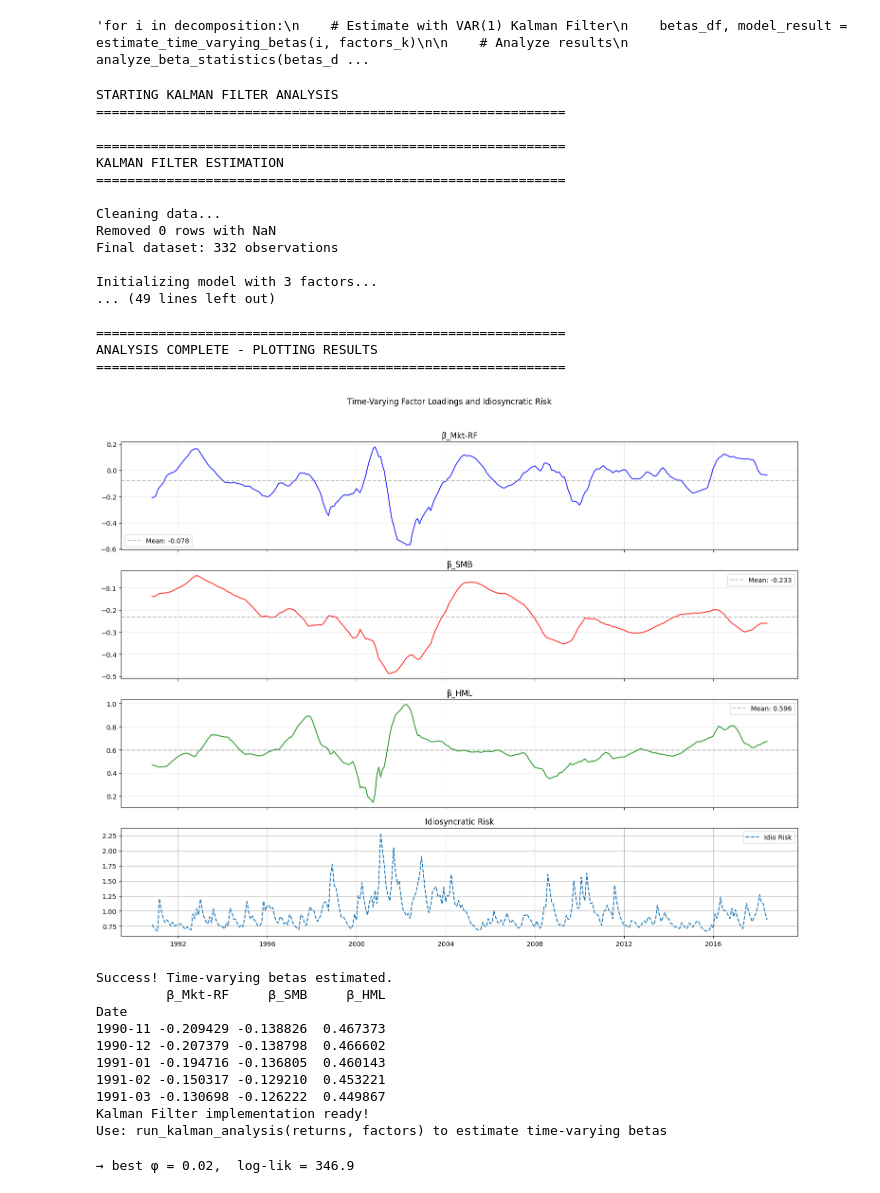
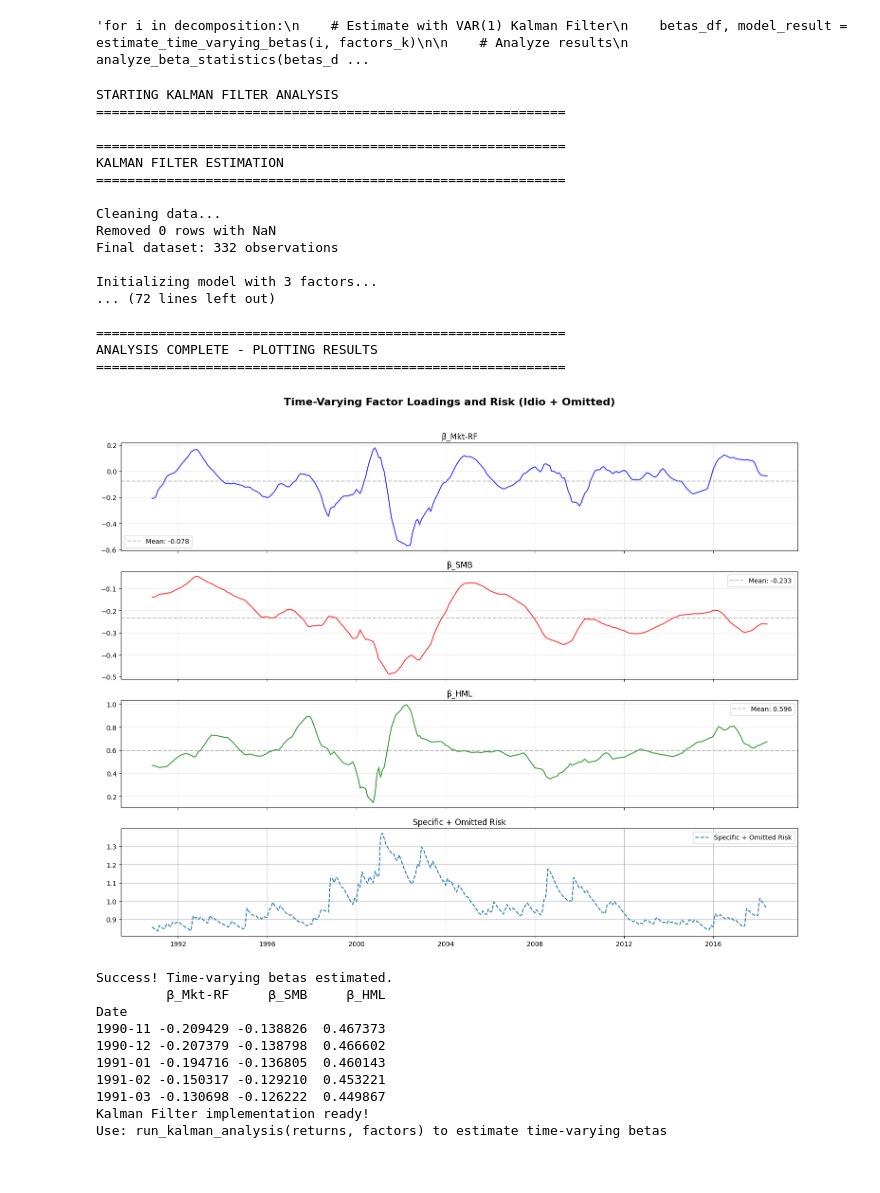
Before and after one commit to justusschenk/valueinvesting, a Jupyter notebook: Fama-French-Carhart.ipynb, the cells around one changed output. Saved outputs shown, nothing was run; the diff lists cells and outputs as text; code cells hidden in the pictures.

Commit message:
finetuning idio risk

```diff
--- a/Fama-French-Carhart.ipynb
+++ b/Fama-French-Carhart.ipynb
@@ -1996,8 +1996,11 @@ def two_stage_kalman_with_garch(returns, factors, factor_names=None, debug=True)
         raise RuntimeError("Stage 1 Kalman failed")
 
     # --- Stage 2: fit GARCH ---
-    am = arch_model(std_resid, mean='Zero', vol='GARCH', p=1, q=1)
+    am = arch_model(std_resid, mean='Zero', vol='GARCH', p=1, o=1, q=1)
     garch_res = am.fit(disp='off')
+    print('='*75)
+    print(garch_res.summary())
+    print('='*75)
     phi = 0.1     #Values from 0.1 to 1.0 to scale the noise the Kalman Filter anticipates
     h_t = garch_res.conditional_volatility.values
     if debug:
@@ -2006,7 +2009,7 @@ def two_stage_kalman_with_garch(returns, factors, factor_names=None, debug=True)
     #Return the second‐stage results
     return betas1, std_resid, h_t, result1
 
-def plot_time_varying_betas(betas_df, h_t, title="Time-Varying Factor Loadings and Idiosyncratic Risk"):
+def plot_time_varying_betas(betas_df, h_t, title="Time-Varying Factor Loadings and Risk (Idio + Omitted)"):
     """Plot the time-varying beta estimates"""
     n = len(betas_df.columns)
     fig, axes = plt.subplots(n+1, 1, figsize=(15, 3*(n+1)), sharex=True)
@@ -2026,7 +2029,7 @@ def plot_time_varying_betas(betas_df, h_t, title="Time-Varying Factor Loadings a
             ax = axes[i]
             ax.plot(betas_df.index, betas_df[col],
                    color=colors[i % len(colors)], linewidth=1.5, alpha=0.8)
-            ax.set_title(f'{col}')
+            ax.set_title(f'{col}', fontsize=12)
             ax.grid(True, alpha=0.3)
             ax.tick_params(axis='x', rotation=45)
 
@@ -2036,12 +2039,12 @@ def plot_time_varying_betas(betas_df, h_t, title="Time-Varying Factor Loadings a
                       label=f'Mean: {mean_val:.3f}')
             ax.legend()
     axr = axes[-1]
-    axr.plot(h_t.index, h_t.values, linestyle='--', label='Idio Risk')
-    axr.set_title("Idiosyncratic Risk")
+    axr.plot(h_t.index, np.sqrt(h_t.values), linestyle='--', label='Specific + Omitted Risk')
+    axr.set_title("Specific + Omitted Risk", fontsize=12)
     axr.legend()
     axr.grid(True)
 
-    plt.suptitle(title)
+    plt.suptitle(title, fontsize=16, fontweight='bold')
     plt.tight_layout(rect=[0,0,1,0.96])
     plt.show()
 
@@ -2086,35 +2089,35 @@ factors = df_us[['Mkt-RF', 'SMB', 'HML']] #Change factors as desired
 
 # Run the analysis:
 betas_df, std_resid, h_t, result = run_kalman_analysis(returns, factors, debug=True)
 
 if betas_df is not None:
     print("Success! Time-varying betas estimated.")
     print(betas_df.head())
 else:
     print("Estimation failed. Check the debug output above.")
 
 
 print("Kalman Filter implementation ready!")
 print("Use: run_kalman_analysis(returns, factors) to estimate time-varying betas")
 # %% [output]
 STARTING KALMAN FILTER ANALYSIS
 ============================================================
 
 ============================================================
 KALMAN FILTER ESTIMATION
 ============================================================
 
 Cleaning data...
 Removed 0 rows with NaN
 Final dataset: 332 observations
 
 Initializing model with 3 factors...
-... (49 lines left out)
+... (72 lines left out)
 
 ============================================================
 ANALYSIS COMPLETE - PLOTTING RESULTS
 ============================================================
-[figure, old version]
+[figure, new version]
 Success! Time-varying betas estimated.
          β_Mkt-RF     β_SMB     β_HML
 Date
@@ -2125,46 +2128,5 @@ Date
 1991-03 -0.130698 -0.126222  0.449867
 Kalman Filter implementation ready!
 Use: run_kalman_analysis(returns, factors) to estimate time-varying betas
-# %%
-# 1) clean once up front
-y_clean, X_clean, index_clean = clean_data_simple(returns, factors, debug=False)
-
-# 2) get std_resid from stage-1
-betas1, std_resid, result1 = estimate_time_varying_betas_kalman(
-    returns, factors, debug=False
-)
-
-# 3) fit GARCH
-from arch import arch_model
-am = arch_model(std_resid, mean='Zero', vol='GARCH', p=1, q=1)
-garch_res = am.fit(disp='off')
-h_t = garch_res.conditional_volatility.values
-h_t_norm = h_t/h_t.mean()
-
-# 4) grid over phi
-best_llf = -np.inf
-best_phi = None
-best_res = None
-
-for phi in np.linspace(0.02, 1.0, 10):
-    h_t_scaled = phi * h_t_norm
-
-    # *** USE X_clean, y_clean here, NOT result1.model.exog ***
-    model2 = TimeVaryingBetaKalman(
-        endog=y_clean,
-        exog=X_clean,
-        obs_cov=h_t_scaled,
-        debug=False
-    )
-    # boost initial Q by factor 10
-    model2.ssm['state_cov'] = np.eye(model2.k_factors) * 0.1
-
-    res2 = model2.fit(method='lbfgs', disp=False)
-    if res2.llf > best_llf:
-        best_llf, best_phi, best_res = res2.llf, phi, res2
-
-print(f"→ best φ = {best_phi:.2f},  log-lik = {best_llf:.1f}")
-# %% [output]
-→ best φ = 0.02,  log-lik = 346.9
 # %%
 #Analysis of residuals
```
Also changed, not shown: parts of 2 cells of this notebook, 2 other files.
